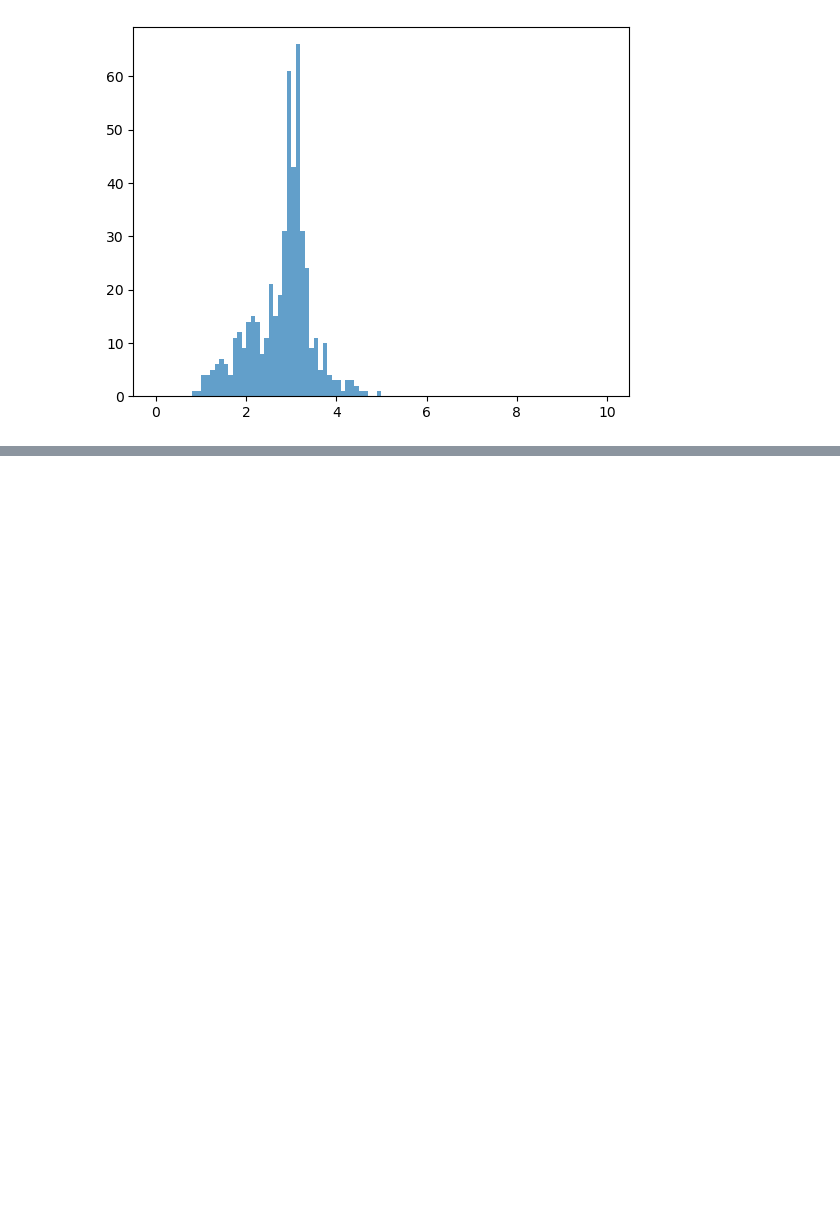
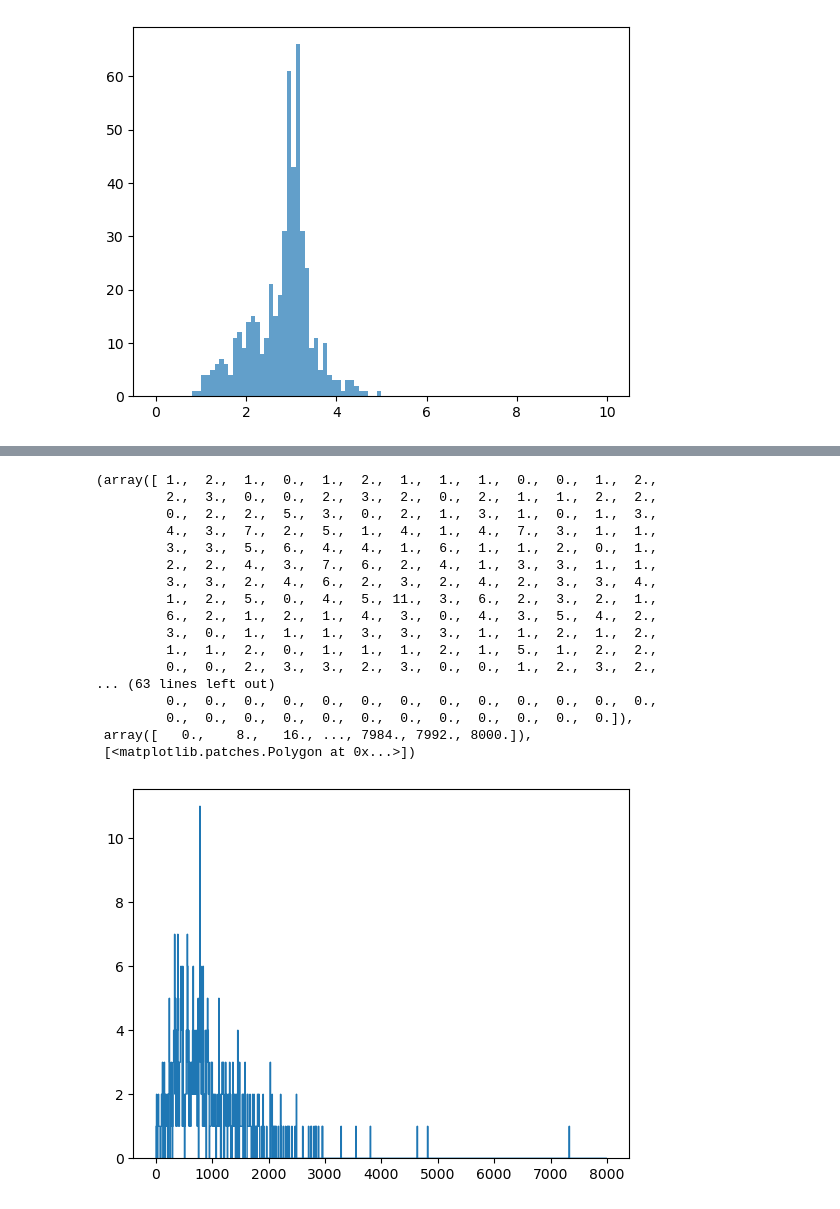
Before and after one commit to HEPchihwan/LRSM_tb_channel, a Jupyter notebook: SAMPLEPRODUCTION/using matrix/matrix.ipynb, the cells around one changed output, grey strips where cells are left out. Cells and saved outputs as stored; diff of their text form; code cells hidden in the pictures; blank space fills up the shorter version.

```diff
--- a/SAMPLEPRODUCTION/using matrix/matrix.ipynb
+++ b/SAMPLEPRODUCTION/using matrix/matrix.ipynb
@@ -267,0 +547,34 @@ genpdgid = events["GenPart_pdgId"].array()
+# %%
+import uproot
+import vector
+import awkward as ak
+import numpy as np
+import matplotlib.pyplot as plt
+
+# 파일 로드
+sample = "/data6/Users/snuintern1/LRSM_tb_channel/SAMPLEPRODUCTION/WRtoNMutoMuMuTB-HadTop_MWR-5000_MN-4900_13p6TeV/Run3Summer22NanoAODv12_WRtoNMutoMuMuTB-HadTop_MWR-5000_MN-4900_13p6TeV_1.root"
+file = uproot.open(sample)
+events = file["Events"]
+
+
+mass_sum  = (lead_mu + sublead_mu).mass
+plt.hist(ak.to_numpy(mass_sum), bins=1000, range=(0, 8000), histtype='step', label='M(lead + sublead muon)')
+# %% [output]
+(array([ 1.,  2.,  1.,  0.,  1.,  2.,  1.,  1.,  1.,  0.,  0.,  1.,  2.,
+         2.,  3.,  0.,  0.,  2.,  3.,  2.,  0.,  2.,  1.,  1.,  2.,  2.,
+         0.,  2.,  2.,  5.,  3.,  0.,  2.,  1.,  3.,  1.,  0.,  1.,  3.,
+         4.,  3.,  7.,  2.,  5.,  1.,  4.,  1.,  4.,  7.,  3.,  1.,  1.,
+         3.,  3.,  5.,  6.,  4.,  4.,  1.,  6.,  1.,  1.,  2.,  0.,  1.,
+         2.,  2.,  4.,  3.,  7.,  6.,  2.,  4.,  1.,  3.,  3.,  1.,  1.,
+         3.,  3.,  2.,  4.,  6.,  2.,  3.,  2.,  4.,  2.,  3.,  3.,  4.,
+         1.,  2.,  5.,  0.,  4.,  5., 11.,  3.,  6.,  2.,  3.,  2.,  1.,
+         6.,  2.,  1.,  2.,  1.,  4.,  3.,  0.,  4.,  3.,  5.,  4.,  2.,
+         3.,  0.,  1.,  1.,  1.,  3.,  3.,  3.,  1.,  1.,  2.,  1.,  2.,
+         1.,  1.,  2.,  0.,  1.,  1.,  1.,  2.,  1.,  5.,  1.,  2.,  2.,
+         0.,  0.,  2.,  3.,  3.,  2.,  3.,  0.,  0.,  1.,  2.,  3.,  2.,
+... (63 lines left out)
+         0.,  0.,  0.,  0.,  0.,  0.,  0.,  0.,  0.,  0.,  0.,  0.,  0.,
+         0.,  0.,  0.,  0.,  0.,  0.,  0.,  0.,  0.,  0.,  0.,  0.]),
+ array([   0.,    8.,   16., ..., 7984., 7992., 8000.]),
+ [<matplotlib.patches.Polygon at 0x...>])
+[figure, added]
```
Also changed, not shown: parts of 13 cells of this notebook, 16 other files.
